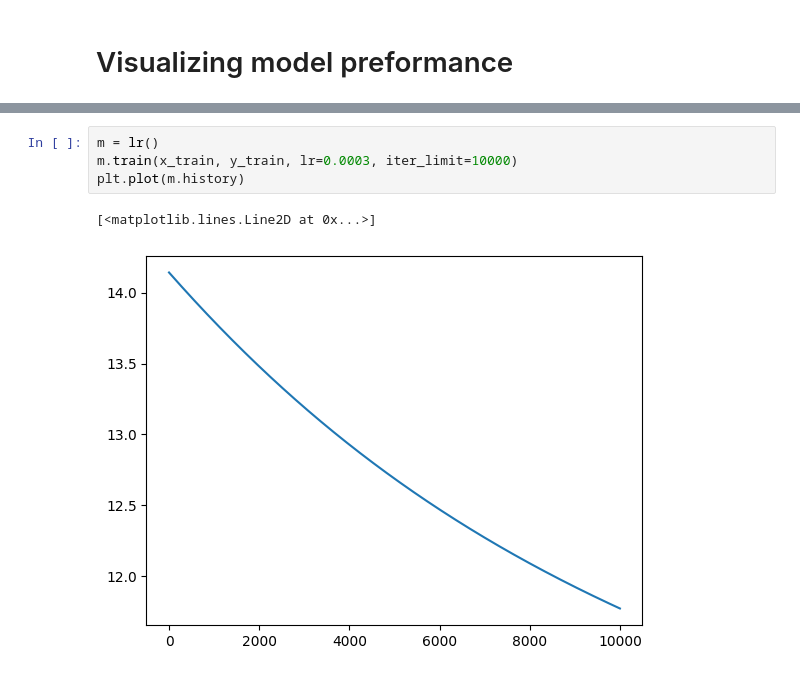
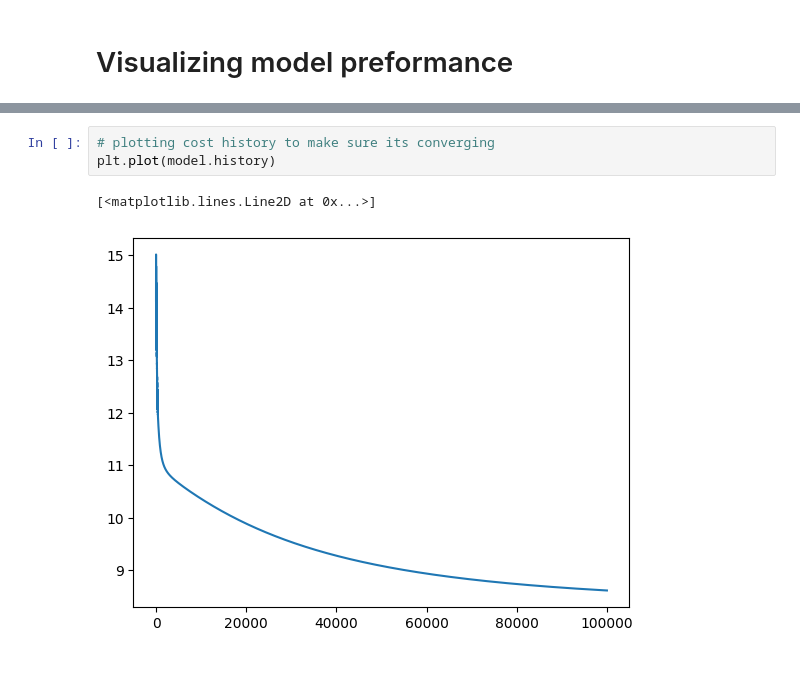
Before and after one commit to Omar-Atef-Bakr/ML_models_implementation, a Jupyter notebook: Linear Models/Logistic regression/po1.ipynb, the cells around one changed output, grey strips where cells are left out. Cells and saved outputs as stored; diff of their text form.

```diff
--- a/Linear Models/Logistic regression/po1.ipynb
+++ b/Linear Models/Logistic regression/po1.ipynb
@@ -123,7 +104,6 @@ plt.plot(x_train[:,0], dec_boundary, "black")
 # %%
-m = lr()
-m.train(x_train, y_train, lr=0.0003, iter_limit=10000)
-plt.plot(m.history)
+# plotting cost history to make sure its converging
+plt.plot(model.history)
 # %% [output]
 [<matplotlib.lines.Line2D at 0x...>]
-[figure, old version]
+[figure, new version]
```
Also changed, not shown: parts of 9 cells of this notebook, 1 other file.
